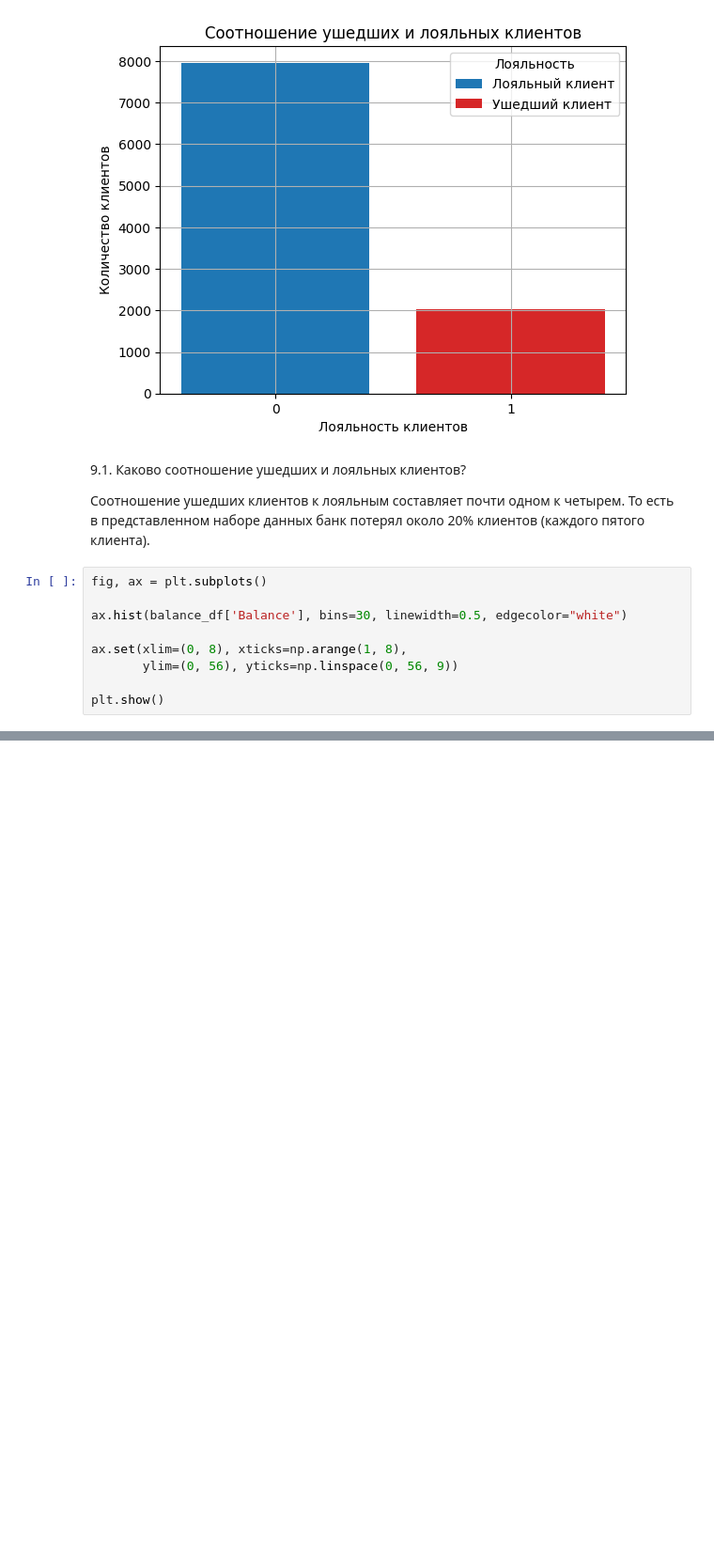
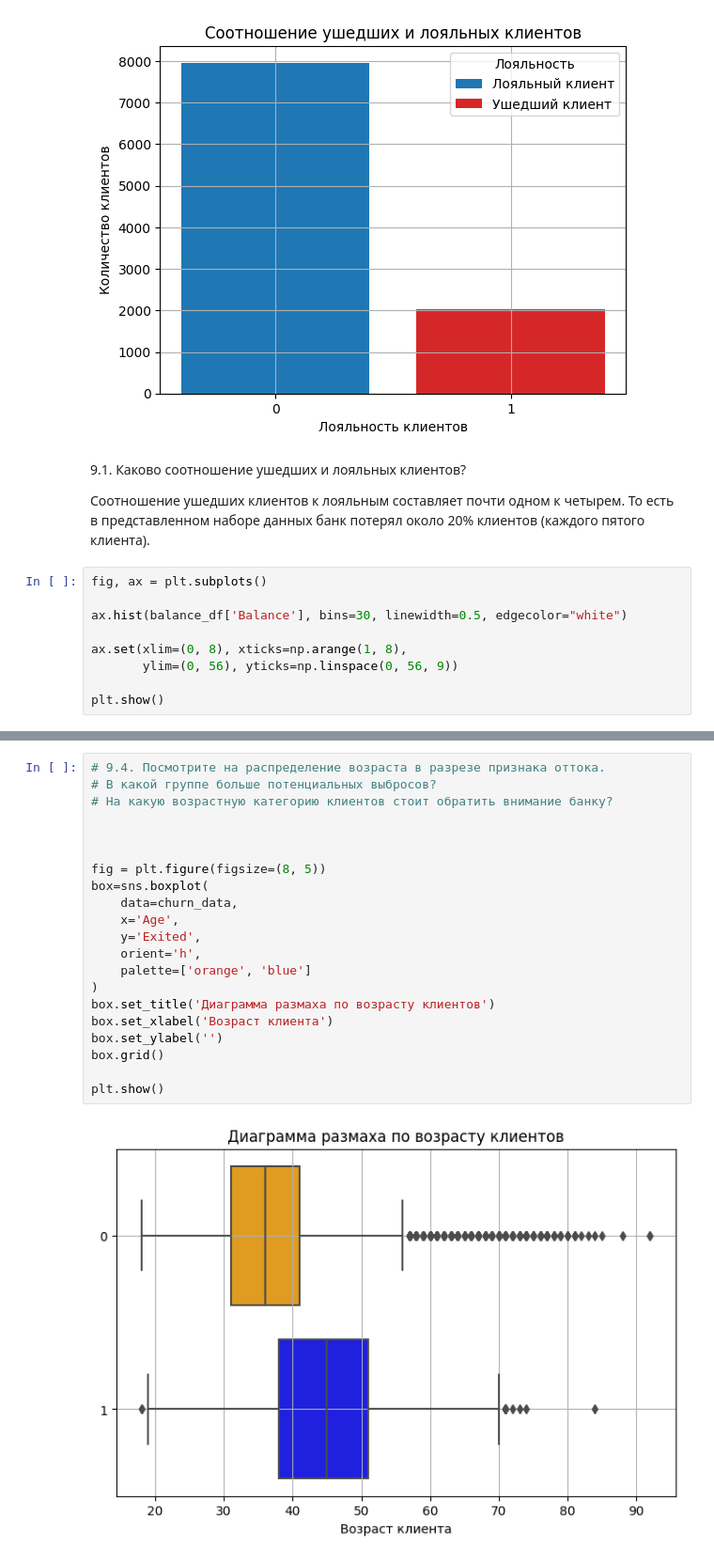
Before and after one commit to DmitVasilev/DS_1, a Jupyter notebook: project_0.5/module Python13.ipynb, the cells around one changed output, grey strips where cells are left out. Shown at 94% size. Saved outputs shown, nothing was run; the diff lists cells and outputs as text; blank space fills up the shorter version.

```diff
--- a/project_0.5/module Python13.ipynb
+++ b/project_0.5/module Python13.ipynb
@@ -108,0 +164,23 @@ hist.grid()
+# %%
+# 9.4. Посмотрите на распределение возраста в разрезе признака оттока.
+# В какой группе больше потенциальных выбросов?
+# На какую возрастную категорию клиентов стоит обратить внимание банку?
+
+
+
+fig = plt.figure(figsize=(8, 5))
+box=sns.boxplot(
+    data=churn_data,
+    x='Age',
+    y='Exited',
+    orient='h',
+    palette=['orange', 'blue']
+)
+box.set_title('Диаграмма размаха по возрасту клиентов')
+box.set_xlabel('Возраст клиента')
+box.set_ylabel('')
+box.grid()
+
+plt.show()
+# %% [output]
+[figure, added]
```
Also changed, not shown: parts of 11 cells of this notebook, 2 other files.
